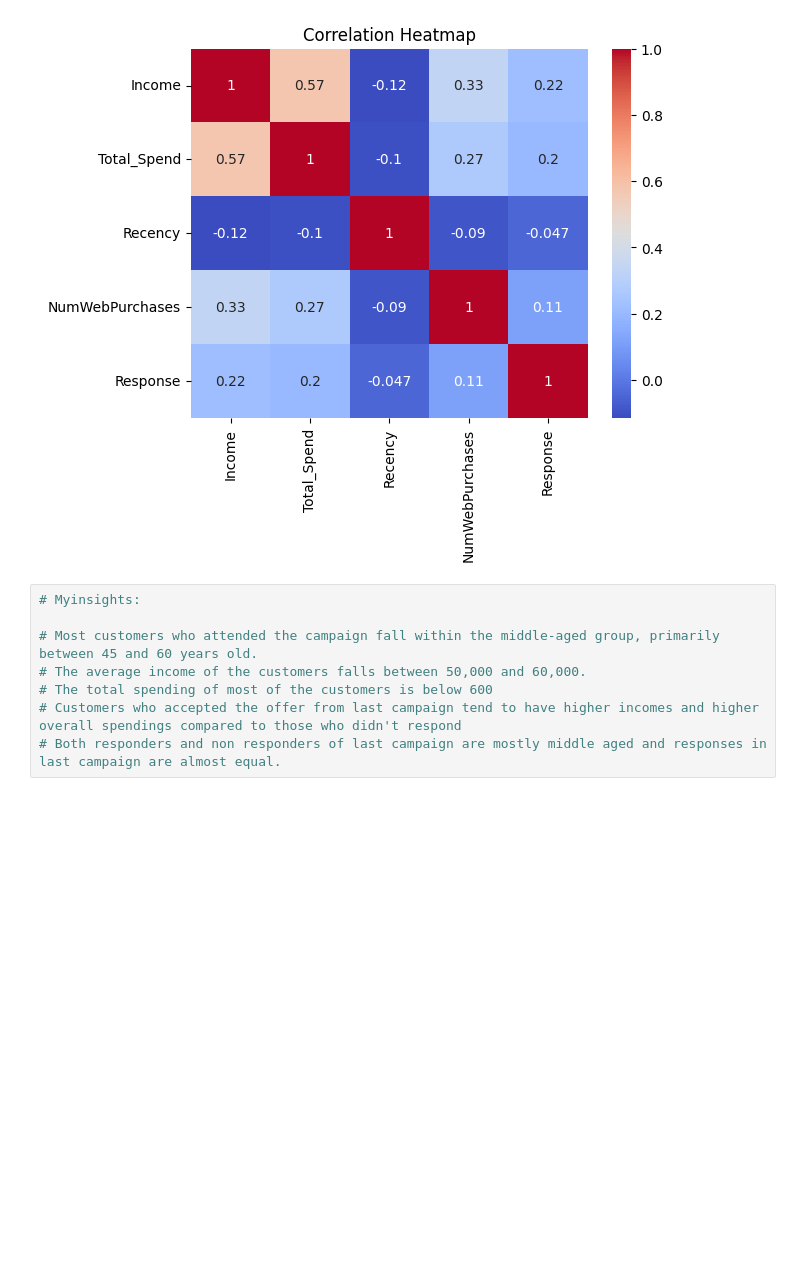
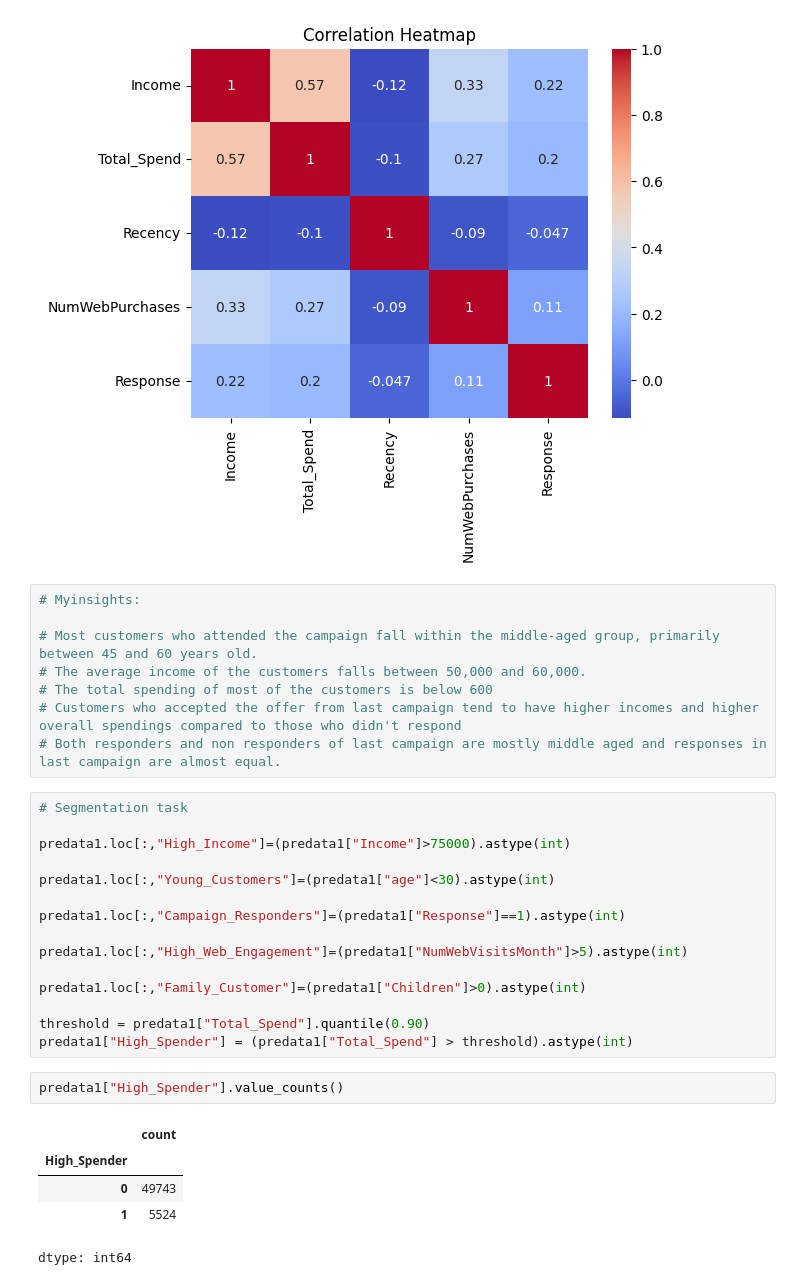
Before and after one commit to dharanigs-19/Mini-Project, a Jupyter notebook: Mini_Project_2.ipynb, the cells around one changed output. Cells and saved outputs as stored; diff of their text form; blank space fills up the shorter version.

```diff
--- a/Mini_Project_2.ipynb
+++ b/Mini_Project_2.ipynb
@@ -401,3 +401,26 @@ plt.show()
 # The total spending of most of the customers is below 600
 # Customers who accepted the offer from last campaign tend to have higher incomes and higher overall spendings compared to those who didn't respond
 # Both responders and non responders of last campaign are mostly middle aged and responses in last campaign are almost equal.
+# %%
+# Segmentation task
+
+predata1.loc[:,"High_Income"]=(predata1["Income"]>75000).astype(int)
+
+predata1.loc[:,"Young_Customers"]=(predata1["age"]<30).astype(int)
+
+predata1.loc[:,"Campaign_Responders"]=(predata1["Response"]==1).astype(int)
+
+predata1.loc[:,"High_Web_Engagement"]=(predata1["NumWebVisitsMonth"]>5).astype(int)
+
+predata1.loc[:,"Family_Customer"]=(predata1["Children"]>0).astype(int)
+
+threshold = predata1["Total_Spend"].quantile(0.90)
+predata1["High_Spender"] = (predata1["Total_Spend"] > threshold).astype(int)
+# %%
+predata1["High_Spender"].value_counts()
+# %% [output]
+|  | count |
+| High_Spender |  |
+| 0 | 49743 |
+| 1 | 5524 |
+dtype: int64
```
Also changed, not shown: parts of 1 cell of this notebook.
